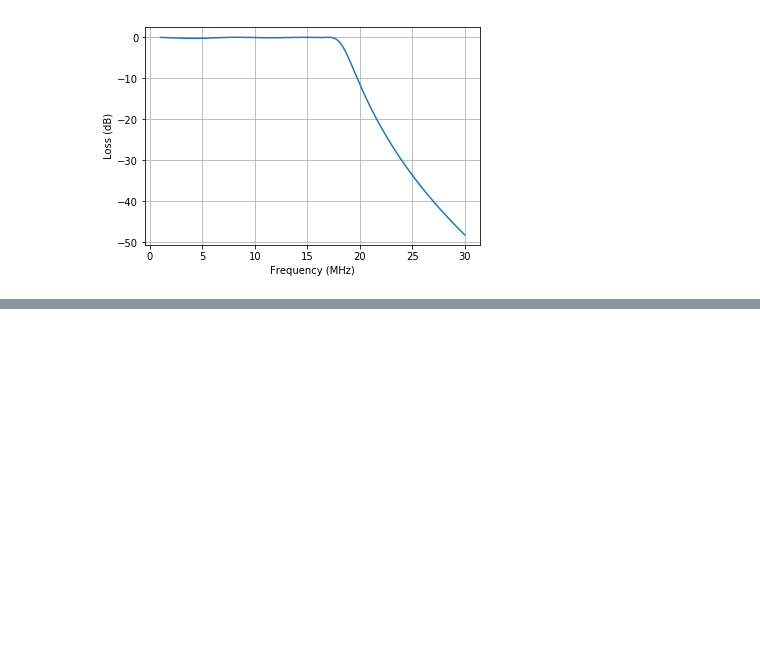
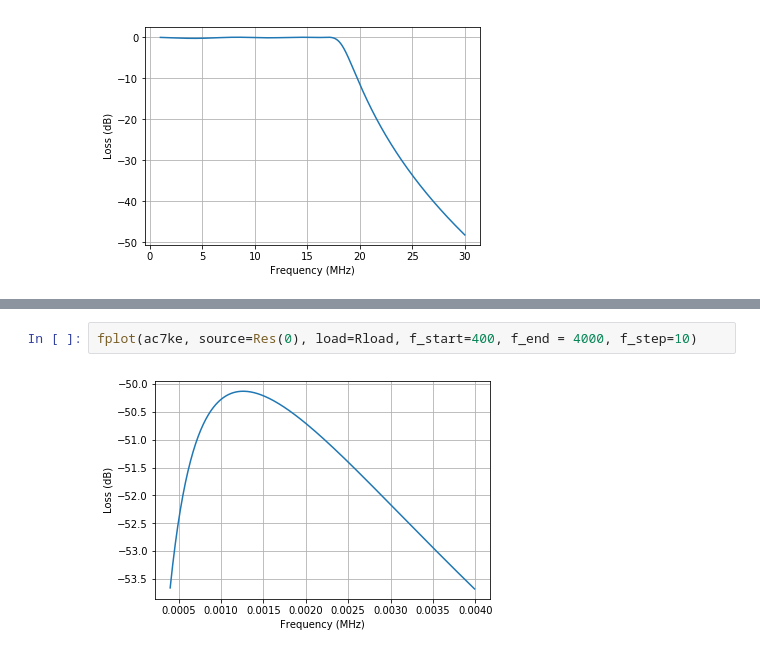
Before and after one commit to ttdoucet/impedance, a Jupyter notebook: impedance.ipynb, the cells around one changed output, grey strips where cells are left out. Saved outputs shown, nothing was run; the diff lists cells and outputs as text; blank space fills up the shorter version.

```diff
--- a/impedance.ipynb
+++ b/impedance.ipynb
@@ -309,0 +328,4 @@ fplot(LPF_8_16_HI, source=Res(50), load=R50)
+# %%
+fplot(ac7ke, source=Res(0), load=Rload, f_start=400, f_end = 4000, f_step=10)
+# %% [output]
+[figure, added]
```
Also changed, not shown: parts of 3 cells of this notebook.
